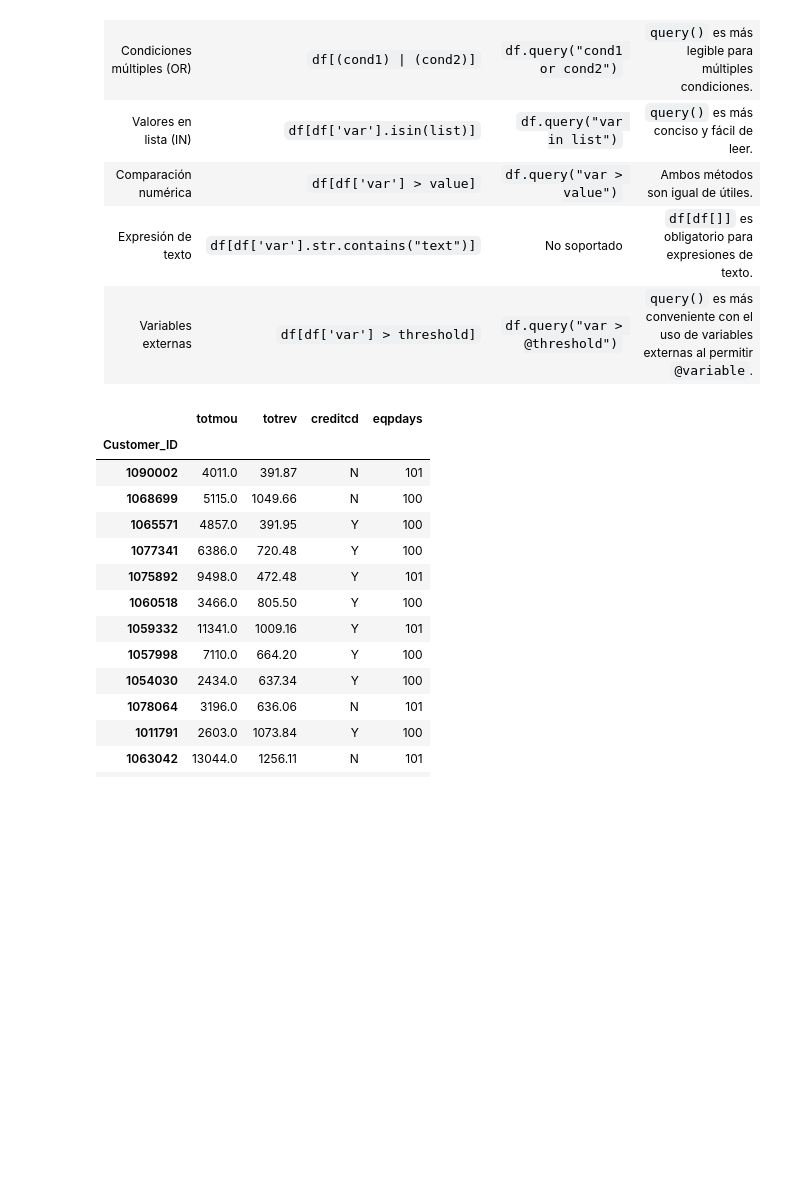
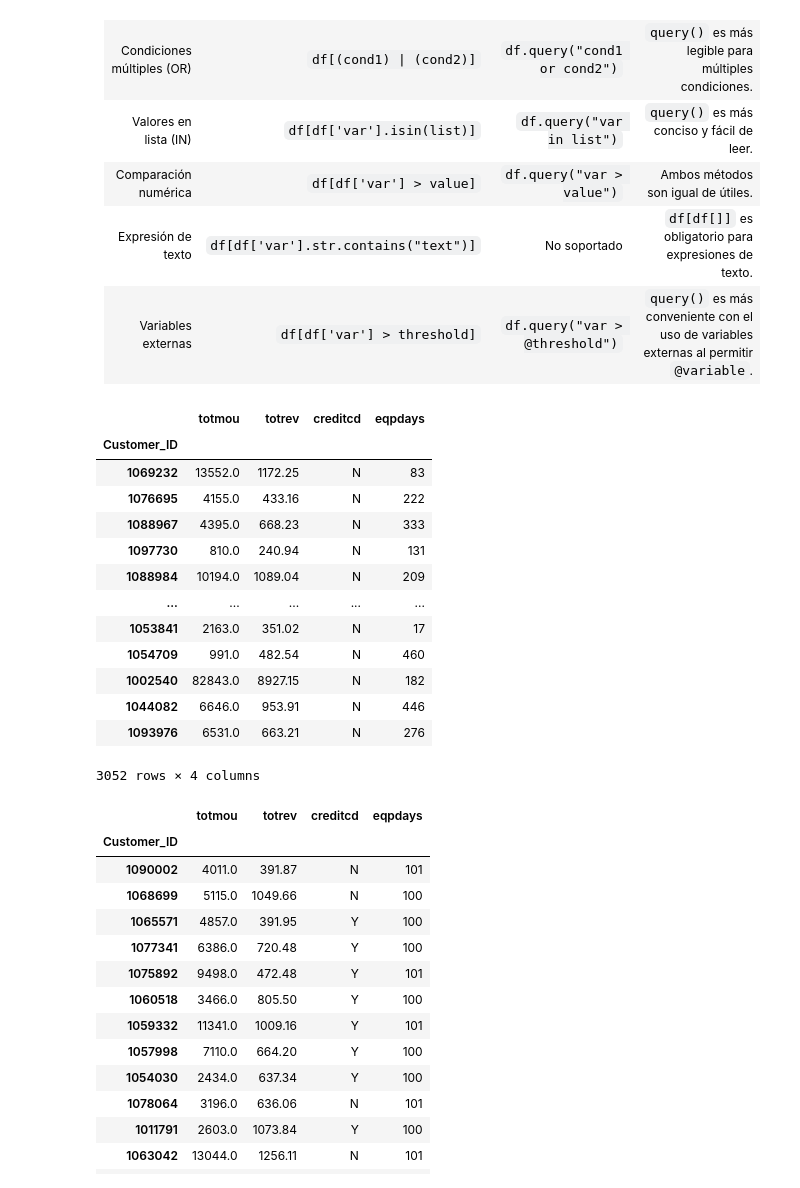
Before and after one commit to jazaineam1/Diplomado_ucentral_ME, a Jupyter notebook: Cuadernos/M1_Clase_3_Manipulación_de_datos_en_Python.ipynb, the cells around one changed output. Saved outputs shown, nothing was run; the diff lists cells and outputs as text; code cells hidden in the pictures; blank space fills up the shorter version.

```diff
--- a/Cuadernos/M1_Clase_3_Manipulación_de_datos_en_Python.ipynb
+++ b/Cuadernos/M1_Clase_3_Manipulación_de_datos_en_Python.ipynb
@@ -543,4 +545,21 @@ dtype: object
 | Comparación numérica        | `df[df['var'] > value]`                 | `df.query("var > value")`                 | Ambos métodos son igual de útiles.                                                                      |
 | Expresión de texto          | `df[df['var'].str.contains("text")]`    | No soportado                              | `df[df[]]` es obligatorio para expresiones de texto.                                                    |
 | Variables externas          | `df[df['var'] > threshold]`             | `df.query("var > @threshold")`            | `query()` es más conveniente con el uso de variables externas al permitir `@variable`.                  |
+# %%
+df[df['creditcd'].str.contains("N")]
+# %% [output]
+|  | totmou | totrev | creditcd | eqpdays |
+| Customer_ID |  |  |  |  |
+| 1069232 | 13552.0 | 1172.25 | N | 83 |
+| 1076695 | 4155.0 | 433.16 | N | 222 |
+| 1088967 | 4395.0 | 668.23 | N | 333 |
+| 1097730 | 810.0 | 240.94 | N | 131 |
+| 1088984 | 10194.0 | 1089.04 | N | 209 |
+| ... | ... | ... | ... | ... |
+| 1053841 | 2163.0 | 351.02 | N | 17 |
+| 1054709 | 991.0 | 482.54 | N | 460 |
+| 1002540 | 82843.0 | 8927.15 | N | 182 |
+| 1044082 | 6646.0 | 953.91 | N | 446 |
+| 1093976 | 6531.0 | 663.21 | N | 276 |
+3052 rows × 4 columns
 # %%
```
Also changed, not shown: parts of 9 cells of this notebook.
